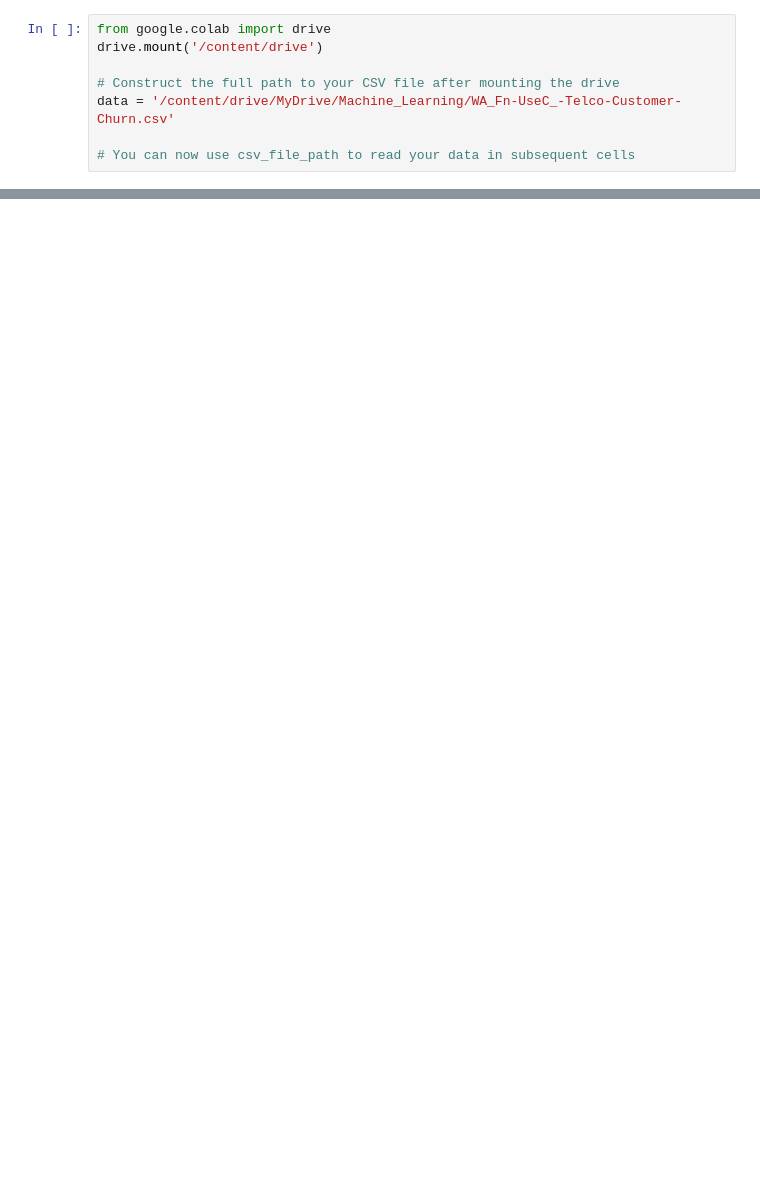
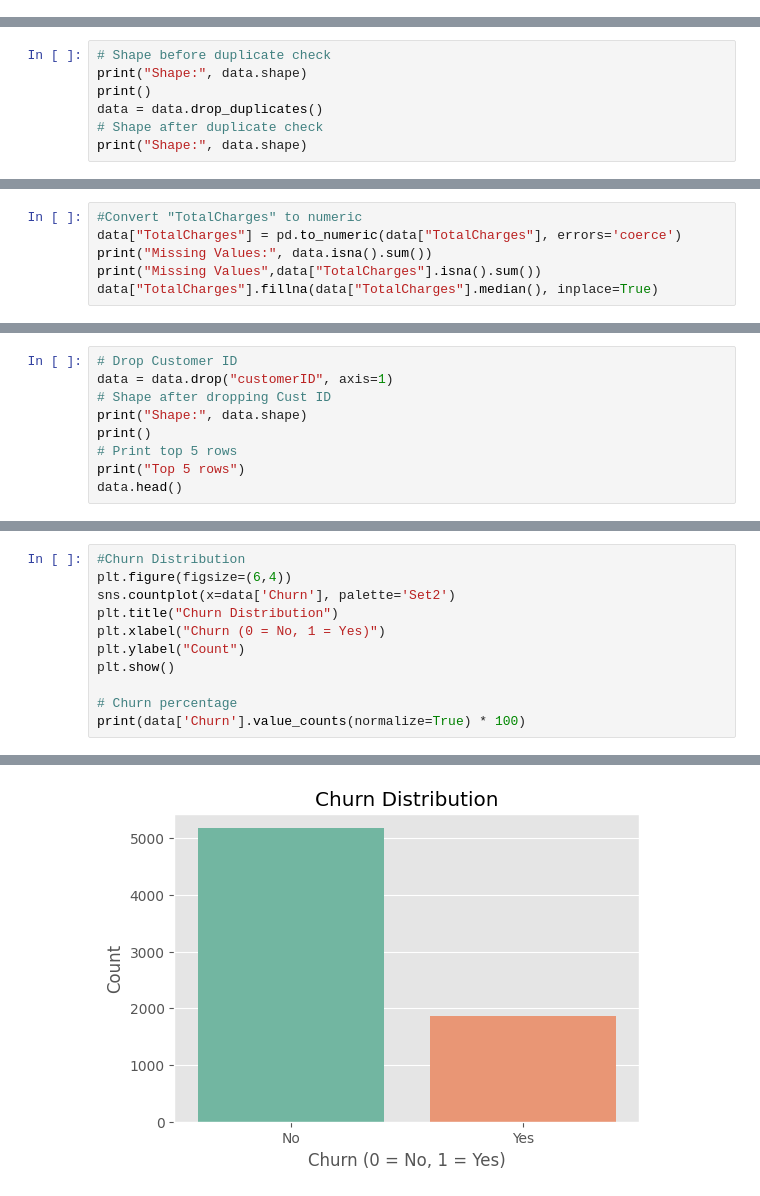
Before and after one commit to Litharsan11/Telco_Customer_Churn_ML_CW, a Jupyter notebook: 2425446_20240872_Litharsan.ipynb, the cells around one changed output, grey strips where cells are left out. Cells and saved outputs as stored; diff of their text form; blank space fills up the shorter version.

Commit message:
visualization

```diff
--- a/2425446_20240872_Litharsan.ipynb
+++ b/2425446_20240872_Litharsan.ipynb
@@ -8,8 +29,0 @@ ValueError: Mountpoint must be in a directory that exists
-# %%
-from google.colab import drive
-drive.mount('/content/drive')
-
-# Construct the full path to your CSV file after mounting the drive
-data = '/content/drive/MyDrive/Machine_Learning/WA_Fn-UseC_-Telco-Customer-Churn.csv'
-
-# You can now use csv_file_path to read your data in subsequent cells
@@ -17,0 +65,7 @@ Mounted at /content/drive
+# %%
+# Shape before duplicate check
+print("Shape:", data.shape)
+print()
+data = data.drop_duplicates()
+# Shape after duplicate check
+print("Shape:", data.shape)
@@ -17,0 +76,6 @@ Mounted at /content/drive
+# %%
+#Convert "TotalCharges" to numeric
+data["TotalCharges"] = pd.to_numeric(data["TotalCharges"], errors='coerce')
+print("Missing Values:", data.isna().sum())
+print("Missing Values",data["TotalCharges"].isna().sum())
+data["TotalCharges"].fillna(data["TotalCharges"].median(), inplace=True)
@@ -17,0 +128,9 @@ Mounted at /content/drive
+# %%
+# Drop Customer ID
+data = data.drop("customerID", axis=1)
+# Shape after dropping Cust ID
+print("Shape:", data.shape)
+print()
+# Print top 5 rows
+print("Top 5 rows")
+data.head()
@@ -17,0 +161,12 @@ Mounted at /content/drive
+# %%
+#Churn Distribution
+plt.figure(figsize=(6,4))
+sns.countplot(x=data['Churn'], palette='Set2')
+plt.title("Churn Distribution")
+plt.xlabel("Churn (0 = No, 1 = Yes)")
+plt.ylabel("Count")
+plt.show()
+
+# Churn percentage
+print(data['Churn'].value_counts(normalize=True) * 100)
+# %% [output]
@@ -17,0 +176 @@ Mounted at /content/drive
+[figure, added]
```
Also changed, not shown: parts of 22 cells of this notebook.
